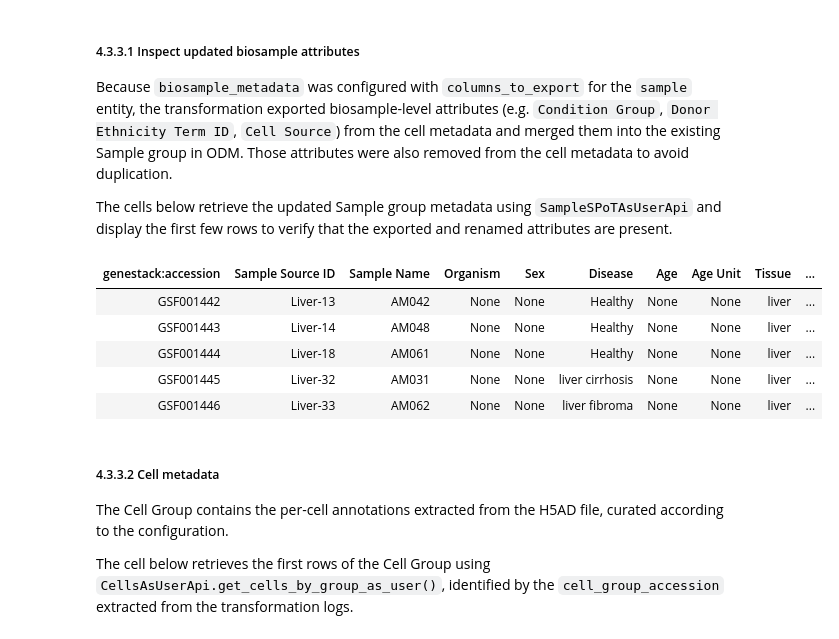
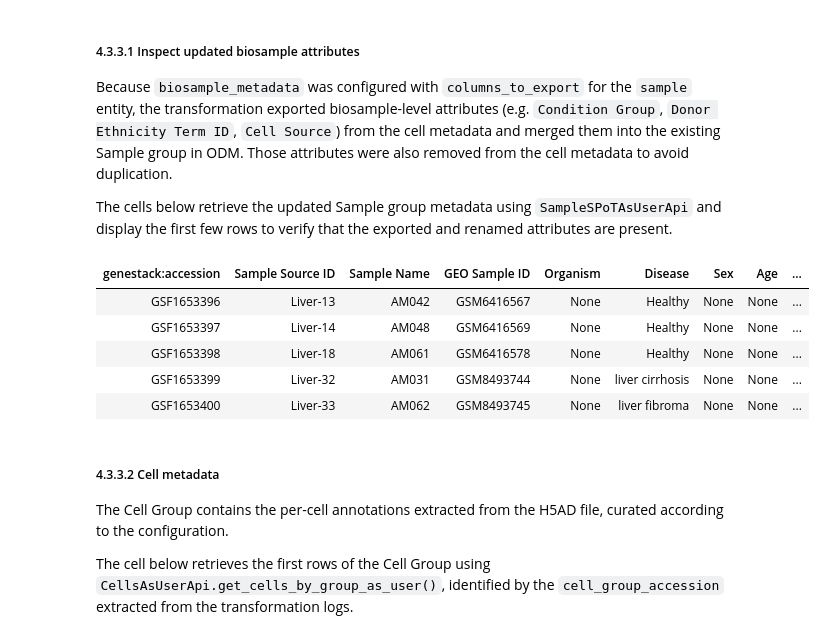
Before and after one commit to genestack/user-docs, a Jupyter notebook: docs/user-guide/doc-odm-user-guide/doc-odm-user-guide/notebooks/sc_transformations_demo.ipynb, the cells around one changed output. Drawn from its saved outputs; the diff is of its cells as text; code cells hidden in the pictures.

```diff
--- a/docs/user-guide/doc-odm-user-guide/doc-odm-user-guide/notebooks/sc_transformations_demo.ipynb
+++ b/docs/user-guide/doc-odm-user-guide/doc-odm-user-guide/notebooks/sc_transformations_demo.ipynb
@@ -839,13 +851,17 @@ After the transformation completes, the job logs contain the accessions of all o
 - **4.3.3.4 Expression data** — query the expression matrix with cell-level filters using the ODM Omics API.
 # %%
 # extract group accessions from transformation job logs
-accessions = extract_accessions_from_logs(logs)
-cell_group_accession = accessions['cell_group_accession']
-sample_group_accession = accessions['sample_group_accession']
-library_group_accession = accessions['library_group_accession']
-expression_group_accession = accessions['expression_group_accession']
-preparation_group_accession = accessions['preparation_group_accession']
-study_group_accession = accessions['study_group_accession']
+if job_status.status.state.value == 'DONE':
+    accessions = extract_accessions_from_logs(logs)
+    cell_group_accession = accessions['cell_group_accession']
+    sample_group_accession = accessions['sample_group_accession']
+    library_group_accession = accessions['library_group_accession']
+    expression_group_accession = accessions['expression_group_accession']
+    preparation_group_accession = accessions['preparation_group_accession']
+    study_group_accession = accessions['study_group_accession']
+else:
+    print("Transformation job not completed. "
+          "Please rerun this cell once the job has finished.")
 # %% [markdown]
 ##### 4.3.3.1 Inspect updated biosample attributes
 
@@ -855,22 +871,26 @@ The cells below retrieve the updated Sample group metadata using `SampleSPoTAsUs
 # %%
 # initialize API client
 sample_api = odm_api.SampleSPoTAsUserApi(api_client)
 
-# retrieve data by group accession
-sample_data = sample_api.search_samples_as_user(
-    query=sample_group_accession,
-    returned_metadata_fields="original_data_included"
-)
-data = sample_data.data
-samples_df = pd.DataFrame(data)
-display(HTML(samples_df.head().to_html(index=False)))
+if job_status.status.state.value == 'DONE':
+    # retrieve data by group accession
+    sample_data = sample_api.search_samples_as_user(
+        query=sample_group_accession,
+        returned_metadata_fields="original_data_included"
+    )
+    data = sample_data.data
+    samples_df = pd.DataFrame(data)
+    display(HTML(samples_df.head().to_html(index=False)))
+else:
+    print("Transformation job not completed. "
+          "Please rerun this cell once the job has finished.")
 # %% [output]
-| genestack:accession | Sample Source ID | Sample Name | Organism | Sex | Disease | Age | Age Unit | Tissue | ... |
-| GSF001442 | Liver-13 | AM042 | None | None | Healthy | None | None | liver | ... |
-| GSF001443 | Liver-14 | AM048 | None | None | Healthy | None | None | liver | ... |
-| GSF001444 | Liver-18 | AM061 | None | None | Healthy | None | None | liver | ... |
-| GSF001445 | Liver-32 | AM031 | None | None | liver cirrhosis | None | None | liver | ... |
-| GSF001446 | Liver-33 | AM062 | None | None | liver fibroma | None | None | liver | ... |
+| genestack:accession | Sample Source ID | Sample Name | GEO Sample ID | Organism | Disease | Sex | Age | ... |
+| GSF1653396 | Liver-13 | AM042 | GSM6416567 | None | Healthy | None | None | ... |
+| GSF1653397 | Liver-14 | AM048 | GSM6416569 | None | Healthy | None | None | ... |
+| GSF1653398 | Liver-18 | AM061 | GSM6416578 | None | Healthy | None | None | ... |
+| GSF1653399 | Liver-32 | AM031 | GSM8493744 | None | liver cirrhosis | None | None | ... |
+| GSF1653400 | Liver-33 | AM062 | GSM8493745 | None | liver fibroma | None | None | ... |
 # %% [markdown]
 ##### 4.3.3.2 Cell metadata
 
```
Also changed, not shown: parts of 14 cells of this notebook.
